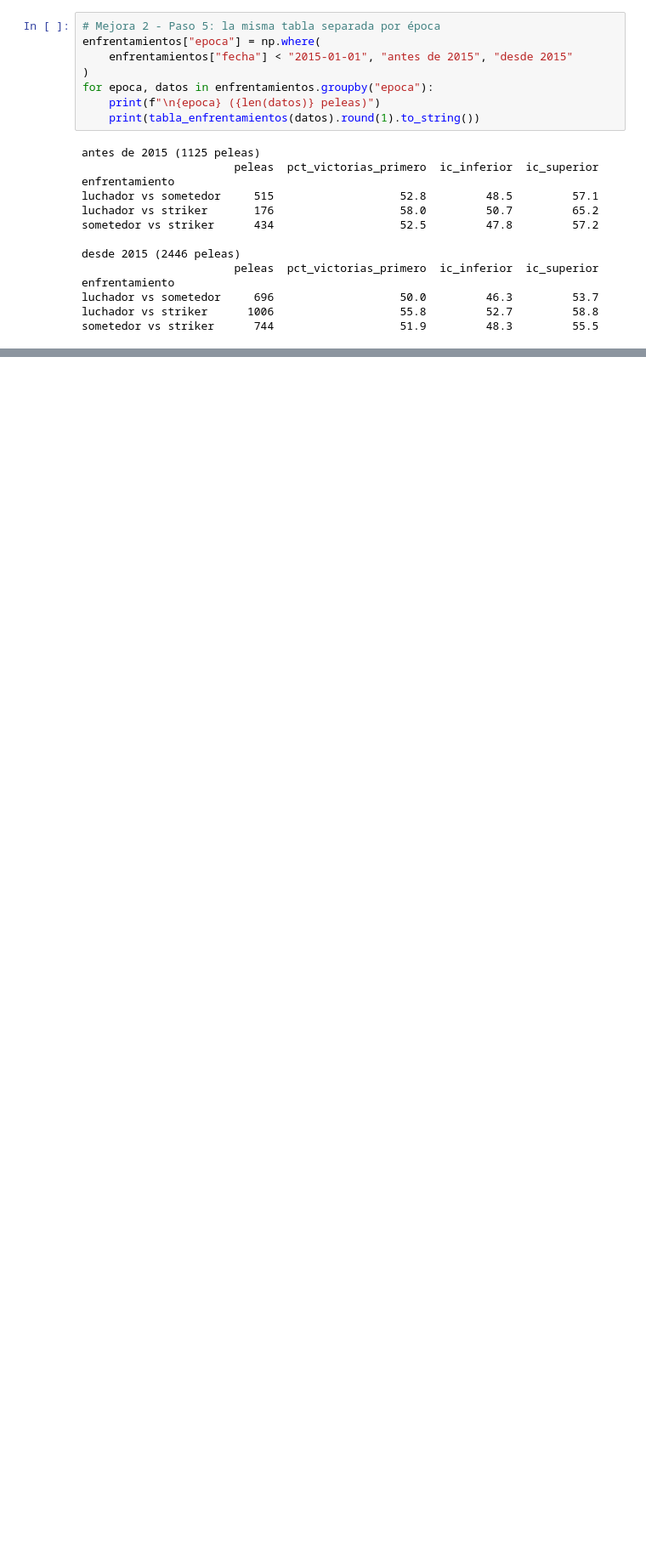
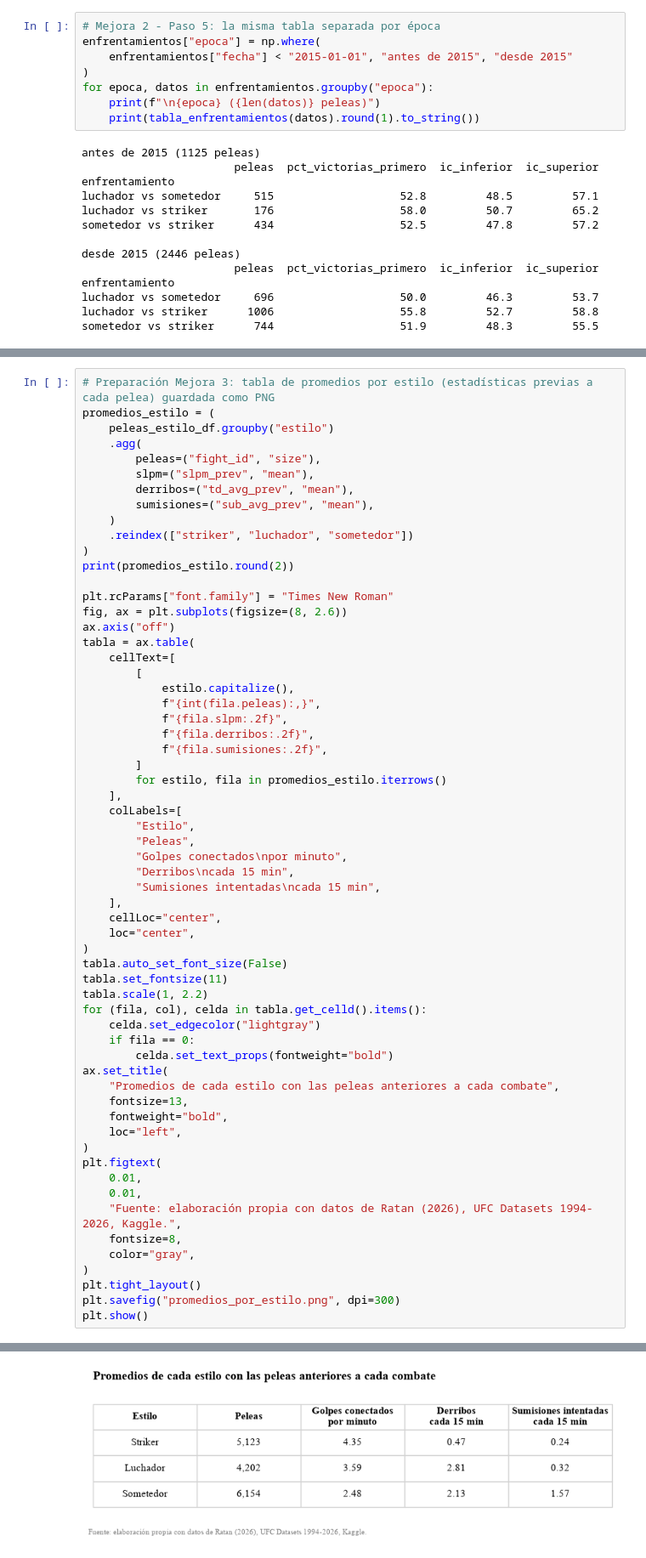
Before and after one commit to Samirsigno/ufcAnalysis, a Jupyter notebook: fighter_analisis.ipynb, the cells around one changed output, grey strips where cells are left out. Shown at 85% size. Drawn from its saved outputs; the diff is of its cells as text; blank space fills up the shorter version.

```diff
--- a/fighter_analisis.ipynb
+++ b/fighter_analisis.ipynb
@@ -1241,0 +1262,62 @@ sometedor vs striker      744                   51.9         48.3         55.5
+# %%
+# Preparación Mejora 3: tabla de promedios por estilo (estadísticas previas a cada pelea) guardada como PNG
+promedios_estilo = (
+    peleas_estilo_df.groupby("estilo")
+    .agg(
+        peleas=("fight_id", "size"),
+        slpm=("slpm_prev", "mean"),
+        derribos=("td_avg_prev", "mean"),
+        sumisiones=("sub_avg_prev", "mean"),
+    )
+    .reindex(["striker", "luchador", "sometedor"])
+)
+print(promedios_estilo.round(2))
+
+plt.rcParams["font.family"] = "Times New Roman"
+fig, ax = plt.subplots(figsize=(8, 2.6))
+ax.axis("off")
+tabla = ax.table(
+    cellText=[
+        [
+            estilo.capitalize(),
+            f"{int(fila.peleas):,}",
+            f"{fila.slpm:.2f}",
+            f"{fila.derribos:.2f}",
+            f"{fila.sumisiones:.2f}",
+        ]
+        for estilo, fila in promedios_estilo.iterrows()
+    ],
+    colLabels=[
+        "Estilo",
+        "Peleas",
+        "Golpes conectados\npor minuto",
+        "Derribos\ncada 15 min",
+        "Sumisiones intentadas\ncada 15 min",
+    ],
+    cellLoc="center",
+    loc="center",
+)
+tabla.auto_set_font_size(False)
+tabla.set_fontsize(11)
+tabla.scale(1, 2.2)
+for (fila, col), celda in tabla.get_celld().items():
+    celda.set_edgecolor("lightgray")
+    if fila == 0:
+        celda.set_text_props(fontweight="bold")
+ax.set_title(
+    "Promedios de cada estilo con las peleas anteriores a cada combate",
+    fontsize=13,
+    fontweight="bold",
+    loc="left",
+)
+plt.figtext(
+    0.01,
+    0.01,
+    "Fuente: elaboración propia con datos de Ratan (2026), UFC Datasets 1994-2026, Kaggle.",
+    fontsize=8,
+    color="gray",
+)
+plt.tight_layout()
+plt.savefig("promedios_por_estilo.png", dpi=300)
+plt.show()
+# %% [output]
@@ -1241,0 +1329 @@ sometedor vs striker      744                   51.9         48.3         55.5
+[figure, added]
```
Also changed, not shown: parts of 2 cells of this notebook, 6 other files.
